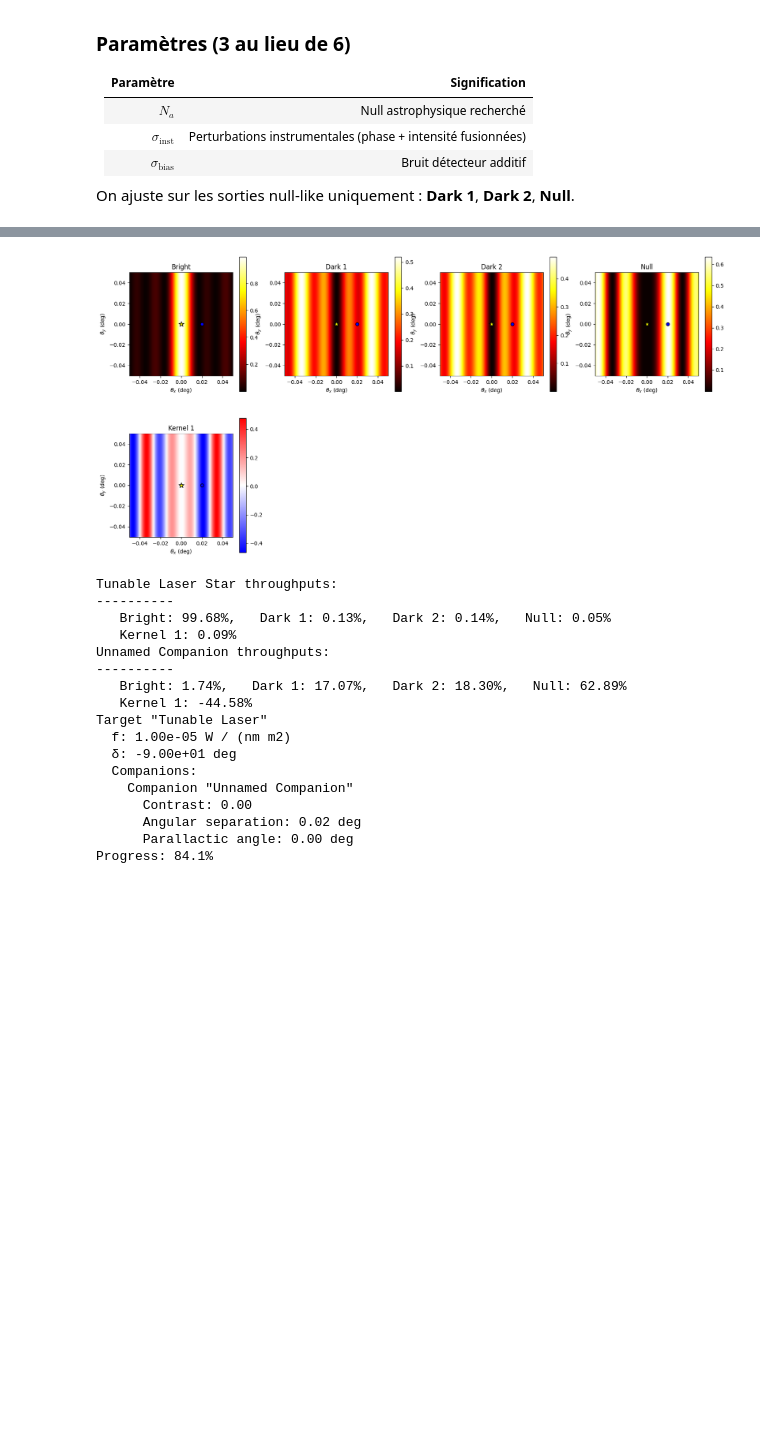
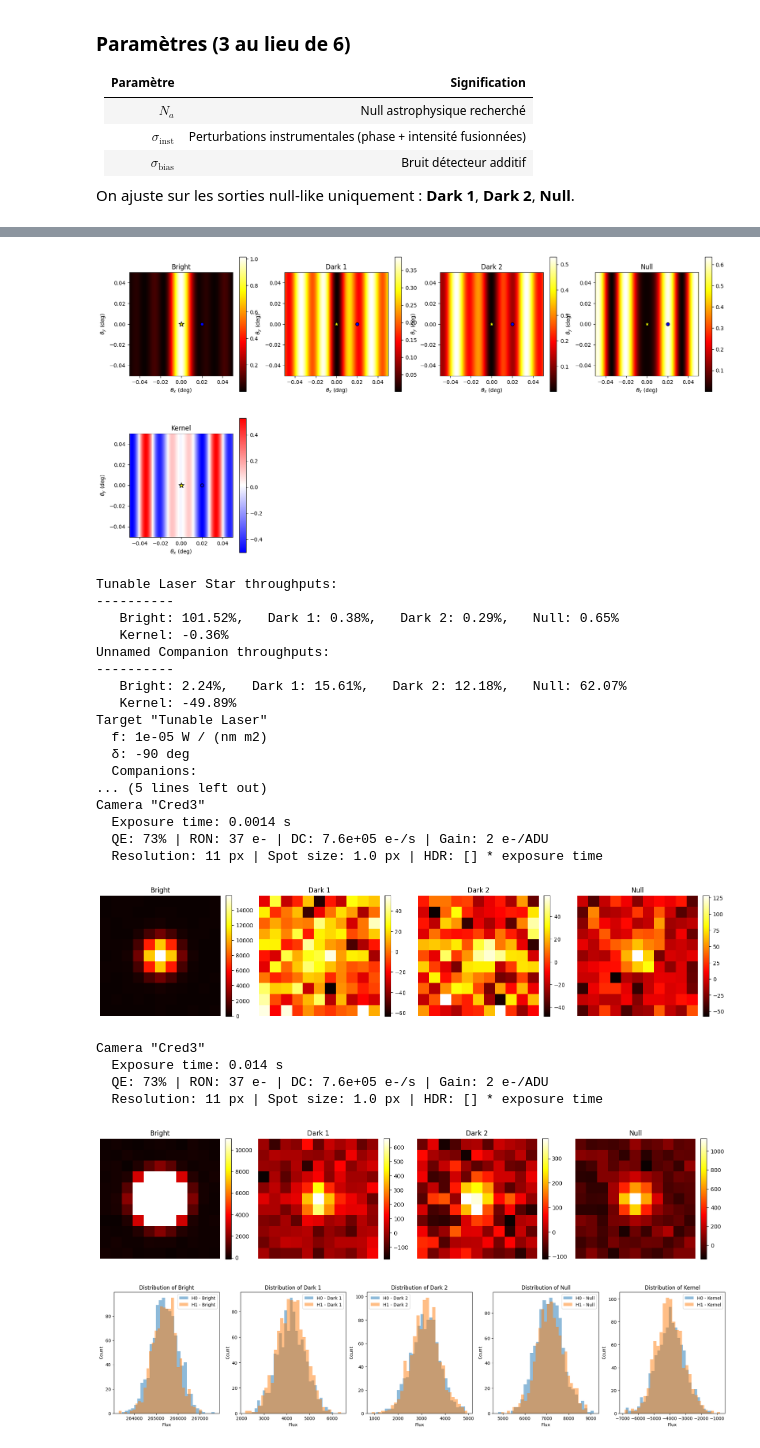
Before and after one commit to VForiel/PhD-Theory, a Jupyter notebook: src/analysis/null_self_calibration/test.ipynb, the cells around one changed output, grey strips where cells are left out. Cells and saved outputs as stored; diff of their text form; code cells hidden in the pictures; blank space fills up the shorter version.

```diff
--- a/src/analysis/null_self_calibration/test.ipynb
+++ b/src/analysis/null_self_calibration/test.ipynb
@@ -11,7 +11,7 @@ importlib.reload(phise)
 ctx = phise.examples.contexts.get_PHOB()
 ctx.interferometer.fov = 0.1 * u.deg
 ctx.chip.calibrate()
-ctx.Γ = 0 * u.nm # 1nm of upstream piston rms
+ctx.Γ = 20 * u.nm # 1nm of upstream piston rms
 ctx_h0 = copy(ctx)
 ctx_h0.target.companions = []
 ctx_h1 = copy(ctx)
@@ -507,42 +507,62 @@ VBox(children=(HTML(value='<h3>NSC interactive overlay</h3>'), HBox(children=(Dr
 # %%
 import os
 
-# roc_ctx_h1 = phise.examples.contexts.get_VLTI()
-# roc_ctx_h1.chip = copy(ctx_h1.chip)
 roc_ctx_h1 = copy(ctx_h1)
 roc_ctx_h1.target.companions[0].c = 1e-4
 roc_ctx_h1.plot_transmission_maps(N=100)
 print(roc_ctx_h1.target)
+print("---")
+roc_ctx_h1.camera.e = roc_ctx_h1.get_reference_exposure_time(target_adu_fraction=1)
+print(roc_ctx_h1.camera)
+roc_ctx_h1.observe(mode="demo"); plt.show()
+roc_ctx_h1.camera.e = roc_ctx_h1.get_reference_exposure_time(target_adu_fraction=10)
+print(roc_ctx_h1.camera)
+roc_ctx_h1.observe(mode="demo"); plt.show()
+
+chip = copy(roc_ctx_h1.chip)
+camera = copy(roc_ctx_h1.camera)
 
 roc_ctx_h0 = copy(roc_ctx_h1)
 roc_ctx_h0.target.companions = []
 
-force_generate = True
-if os.path.exists("roc_data.npz") and not force_generate:
-    loaded = np.load("roc_data.npz")
+roc_ctx_h1.name = "H1"
+roc_ctx_h0.name = "H0"
+roc_ctx_h1.plot_distributions(samples=1000, ctx_h0=roc_ctx_h0); plt.show()
+
+force_generate = False
+if os.path.exists("roc_data_phob.npz") and not force_generate:
+    loaded = np.load("roc_data_phob.npz")
     T0 = loaded["T0"]
     T1 = loaded["T1"]
 else:
-    T0, T1 = phise.roc.generate_data(roc_ctx_h1, roc_ctx_h0, nmc=1000, size=1000, progress_callback=lambda p: print(f"Progress: {p:.1%}", end='\r'), randomize_position=False)
-    np.savez("roc_data.npz", T0=T0, T1=T1)
+    T0, T1 = phise.roc.generate_data(roc_ctx_h1, roc_ctx_h0, nmc=100, size=1000, progress_callback=lambda p: print(f"Progress: {p:.1%}", end='\r'), randomize_position=False)
+    np.savez("roc_data_phob.npz", T0=T0, T1=T1)
 
-phise.roc.plot_roc_curves(T0[3], T1[3])
+for i in range(5):
+    phise.roc.plot_roc_curves(T0[i], T1[i])
 # %% [output]
-[figure, old version]
+[figure, new version]
 Tunable Laser Star throughputs:
 ----------
-   Bright: 99.68%,   Dark 1: 0.13%,   Dark 2: 0.14%,   Null: 0.05%
-   Kernel 1: 0.09%
+   Bright: 101.52%,   Dark 1: 0.38%,   Dark 2: 0.29%,   Null: 0.65%
+   Kernel: -0.36%
 Unnamed Companion throughputs:
 ----------
-   Bright: 1.74%,   Dark 1: 17.07%,   Dark 2: 18.30%,   Null: 62.89%
-   Kernel 1: -44.58%
+   Bright: 2.24%,   Dark 1: 15.61%,   Dark 2: 12.18%,   Null: 62.07%
+   Kernel: -49.89%
 Target "Tunable Laser"
-  f: 1.00e-05 W / (nm m2)
-  δ: -9.00e+01 deg
+  f: 1e-05 W / (nm m2)
+  δ: -90 deg
   Companions:
-    Companion "Unnamed Companion"
-      Contrast: 0.00
-      Angular separation: 0.02 deg
-      Parallactic angle: 0.00 deg
-Progress: 84.1%
+... (5 lines left out)
+Camera "Cred3"
+  Exposure time: 0.0014 s
+  QE: 73% | RON: 37 e- | DC: 7.6e+05 e-/s | Gain: 2 e-/ADU
+  Resolution: 11 px | Spot size: 1.0 px | HDR: [] * exposure time
+[figure, added]
+Camera "Cred3"
+  Exposure time: 0.014 s
+  QE: 73% | RON: 37 e- | DC: 7.6e+05 e-/s | Gain: 2 e-/ADU
+  Resolution: 11 px | Spot size: 1.0 px | HDR: [] * exposure time
+[figure, added]
+[figure, added]
```
Also changed, not shown: parts of 5 cells of this notebook, 4 other files.
